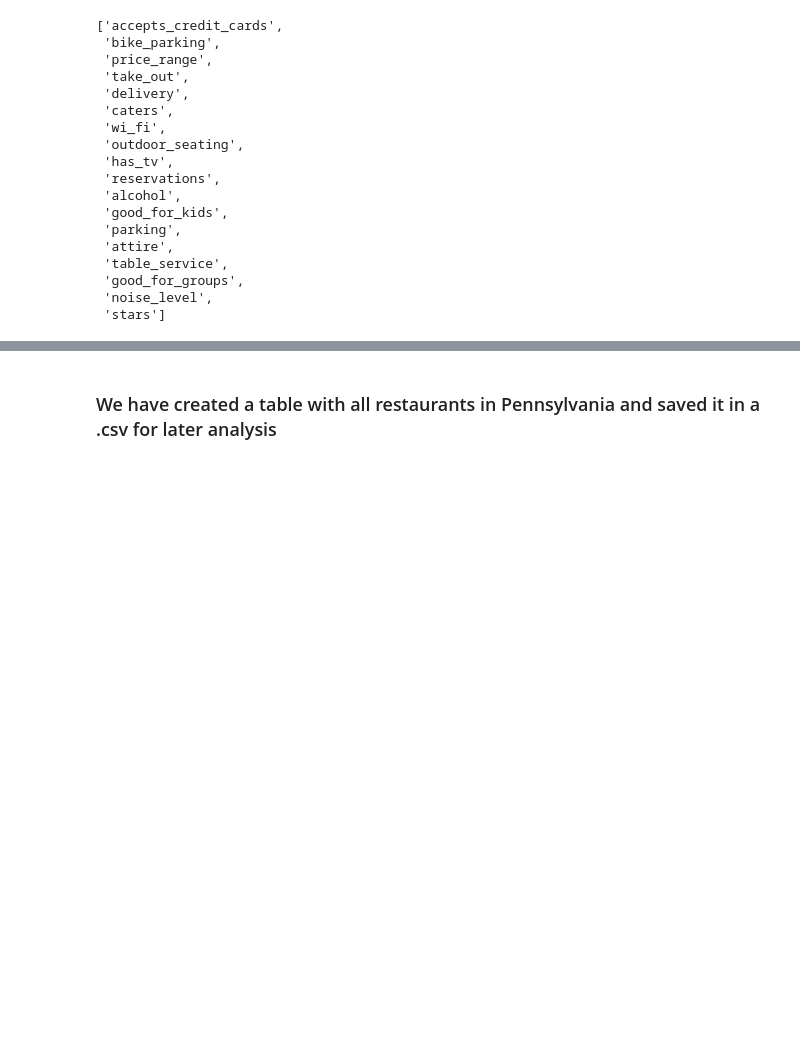
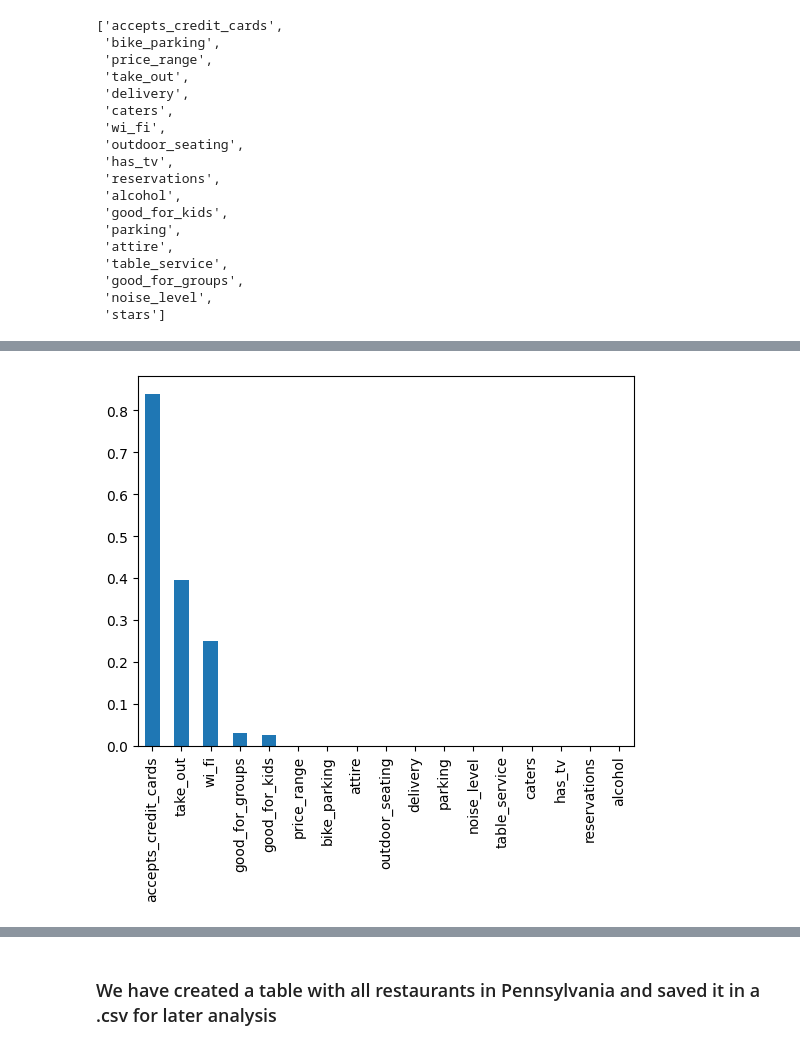
Before and after one commit to raska0010/yelp-customer-reviews, a Jupyter notebook: data_cleaning.ipynb, the cells around one changed output, grey strips where cells are left out. Cells and saved outputs as stored; diff of their text form; code cells hidden in the pictures; blank space fills up the shorter version.

```diff
--- a/data_cleaning.ipynb
+++ b/data_cleaning.ipynb
@@ -295,0 +301,2 @@ f_statistic, p_values = f_regression(train_X, train_y)
+# %%
+restaurants = restaurants[restaurants['stars'] != 5]
@@ -295,0 +317,5 @@ f_statistic, p_values = f_regression(train_X, train_y)
+# %%
+X = restaurants[restaurants.columns[9:]]
+y = restaurants['stars']
+# %%
+chi_scores = chi2(X,y)
@@ -295,0 +335,7 @@ f_statistic, p_values = f_regression(train_X, train_y)
+# %%
+p_values = pd.Series(chi_scores[1],index = X.columns)
+p_values.sort_values(ascending = False , inplace = True)
+# %%
+p_values.plot.bar();
+# %% [output]
+[figure, added]
```
Also changed, not shown: parts of 70 cells of this notebook.
